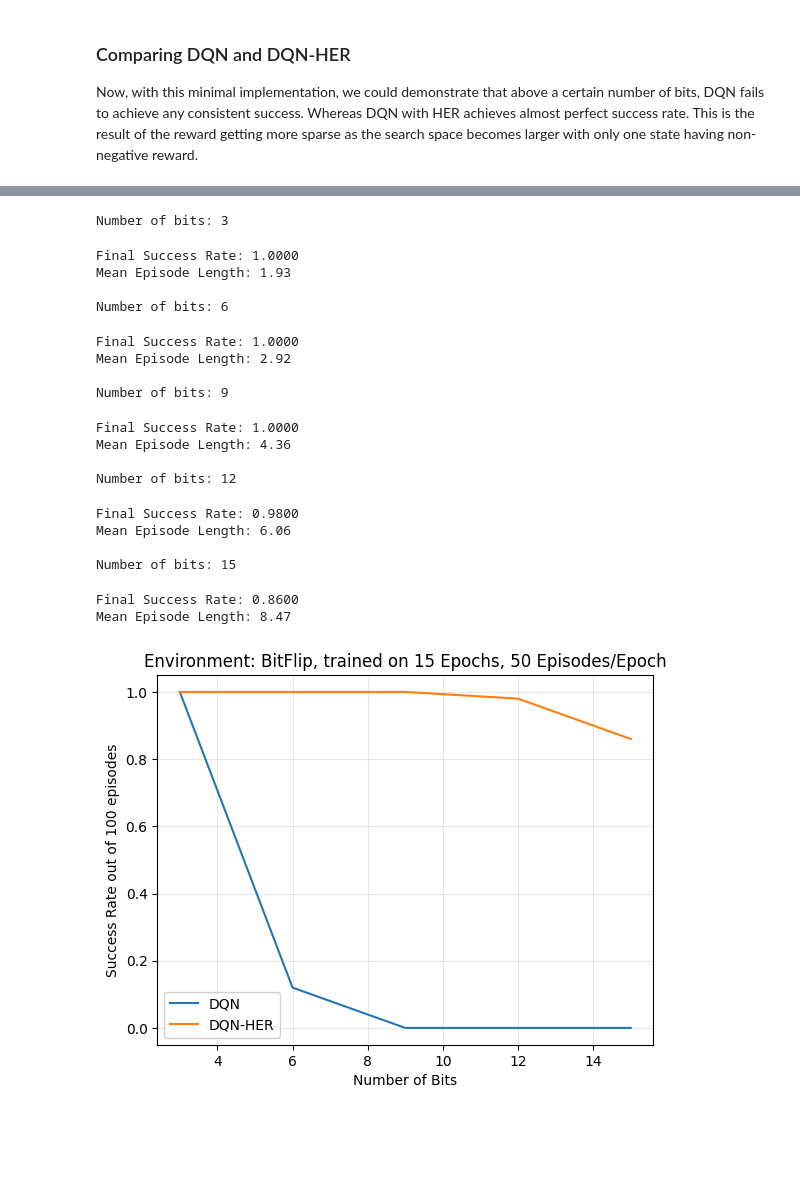
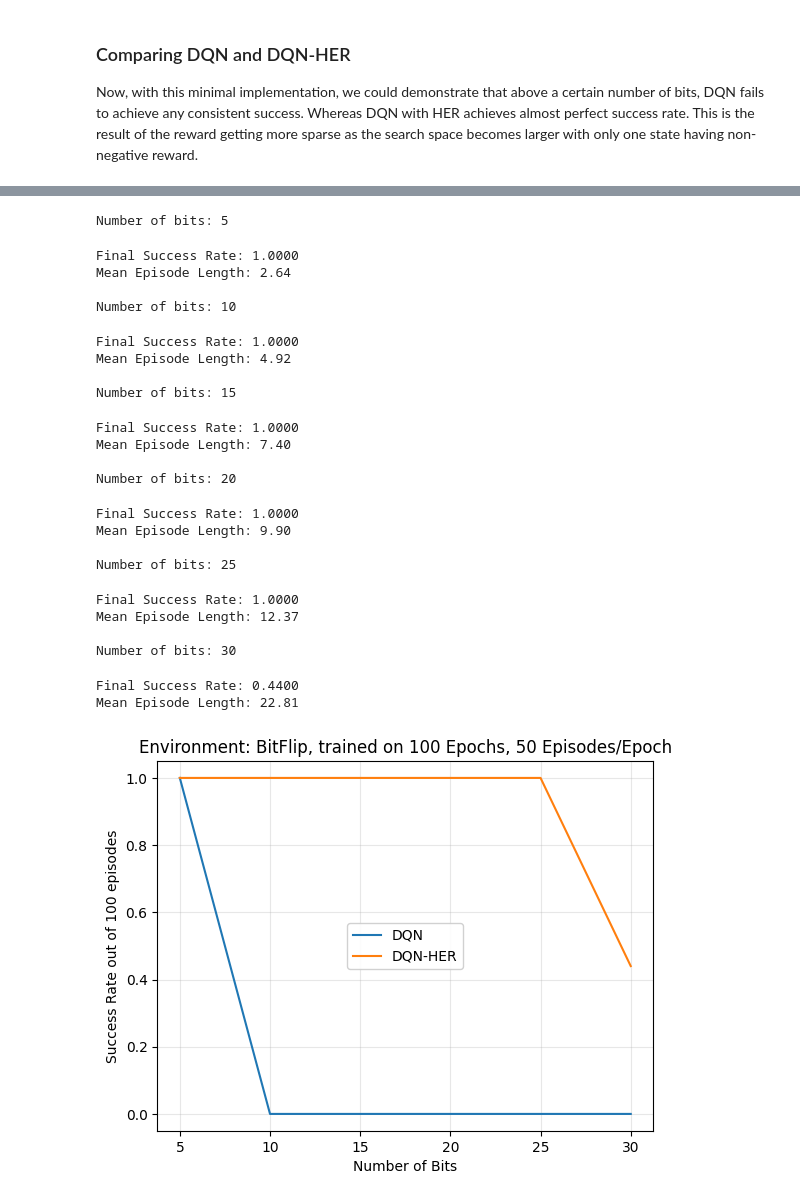
Before and after one commit to Tushar-Tyagi/bitflip_dqn_her, a Jupyter notebook: HER_demo.ipynb, the cells around one changed output, grey strips where cells are left out. Drawn from its saved outputs; the diff is of its cells as text; code cells hidden in the pictures; blank space fills up the shorter version.

Commit message:
Improved number of bits by increasing exploration.

```diff
--- a/HER_demo.ipynb
+++ b/HER_demo.ipynb
@@ -369,6 +369,7 @@ def multiple_train(bits=[5], her=True, num_epochs=30, episodes_per_epoch=16):
             agent = DQNAgent(
                 observation_size=env.n_bits*2,
                 action_size=env.n_bits,
+                epsilon_end=0.2
             )
             replay_buffer = ReplayBuffer(
                 capacity=buffer_size,
@@ -379,6 +380,7 @@ def multiple_train(bits=[5], her=True, num_epochs=30, episodes_per_epoch=16):
                 observation_size=env.n_bits*2,
                 action_size=env.n_bits,
                 goal_size=env.n_bits,
+                epsilon_end=0.2
             )
             replay_buffer = HERBuffer(
                 capacity=buffer_size,
@@ -402,5 +404,5 @@ def multiple_train(bits=[5], her=True, num_epochs=30, episodes_per_epoch=16):
 
     return n_bits_list, eval_success_rates
 # %%
-results =  multiple_train(bits=[3,6,9,12,15], her=False, num_epochs=40, episodes_per_epoch=16)
+results =  multiple_train(bits=[5,10,15,20,25,30], her=False, num_epochs=100, episodes_per_epoch=50)
 # %% [output]
@@ -426,37 +432,41 @@ Mean Episode Length: 15.00
 # %%
-her_results = multiple_train(bits=[3,6,9,12,15], her=True, num_epochs=40, episodes_per_epoch=16)
+her_results = multiple_train(bits=[5,10,15,20,25,30], her=True, num_epochs=100, episodes_per_epoch=50)
 # %% [output]
-Number of bits: 3
+Number of bits: 5
 Final Success Rate: 1.0000
-Mean Episode Length: 1.93
+Mean Episode Length: 2.64
 
-Number of bits: 6
+Number of bits: 10
 Final Success Rate: 1.0000
-Mean Episode Length: 2.92
+Mean Episode Length: 4.92
 
-Number of bits: 9
+Number of bits: 15
 Final Success Rate: 1.0000
-Mean Episode Length: 4.36
+Mean Episode Length: 7.40
 
-Number of bits: 12
+Number of bits: 20
-Final Success Rate: 0.9800
-Mean Episode Length: 6.06
+Final Success Rate: 1.0000
+Mean Episode Length: 9.90
 
-Number of bits: 15
+Number of bits: 25
-Final Success Rate: 0.8600
-Mean Episode Length: 8.47
+Final Success Rate: 1.0000
+Mean Episode Length: 12.37
+
+Number of bits: 30
+Final Success Rate: 0.4400
+Mean Episode Length: 22.81
 # %%
 plt.figure()
 
 plt.plot(results[0], results[1], label='DQN')
 plt.plot(her_results[0], her_results[1], label='DQN-HER')
 
 plt.xlabel('Number of Bits')
 plt.ylabel('Success Rate out of 100 episodes')
-plt.title('Environment: BitFlip, trained on 15 Epochs, 50 Episodes/Epoch')
+plt.title('Environment: BitFlip, trained on 100 Epochs, 50 Episodes/Epoch')
 plt.legend(framealpha=0.9)
 plt.grid(True, alpha=0.3)
 plt.ylim([-0.05, 1.05])
 plt.show()
 # %% [output]
-[figure, old version]
+[figure, new version]
```
Also changed, not shown: parts of 6 cells of this notebook.
